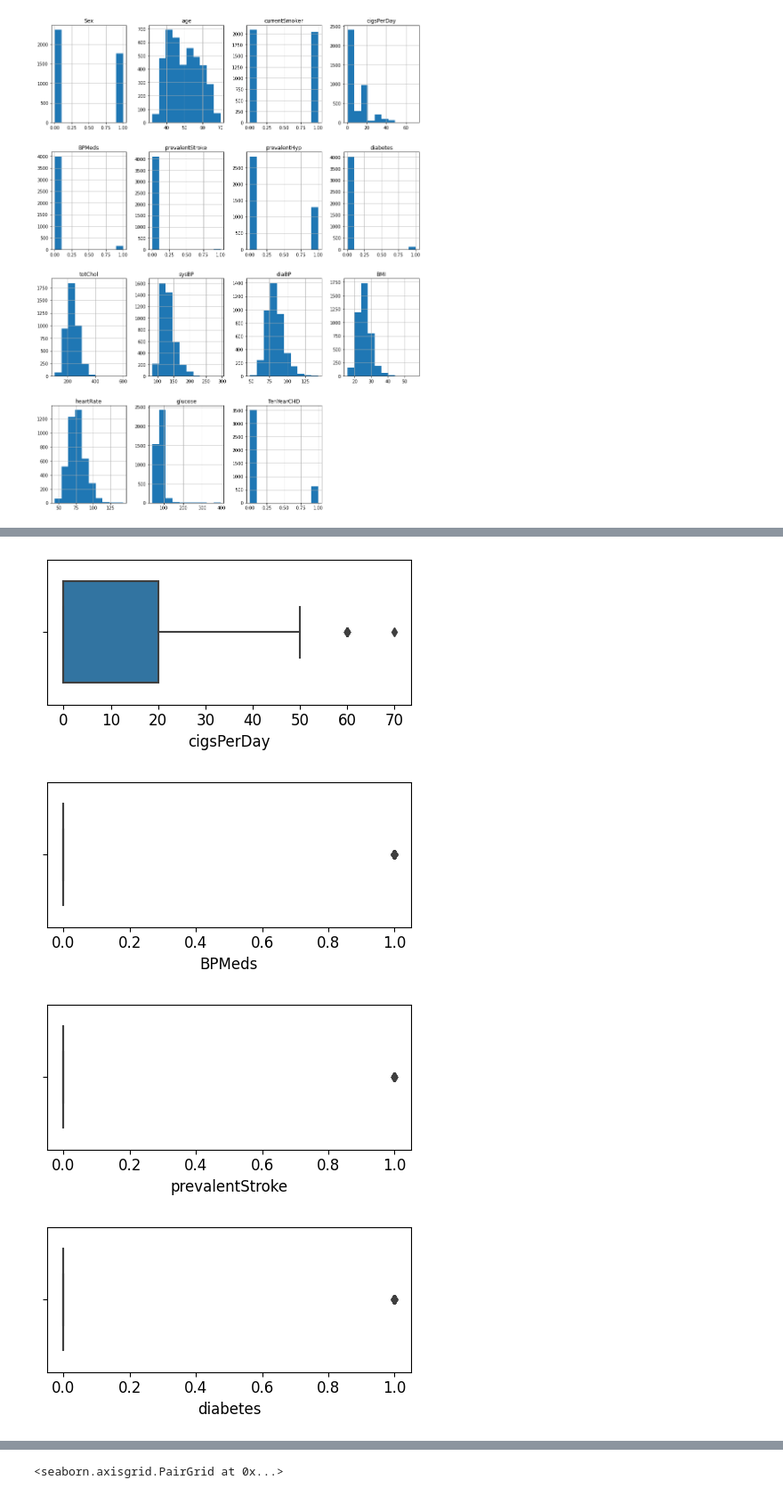
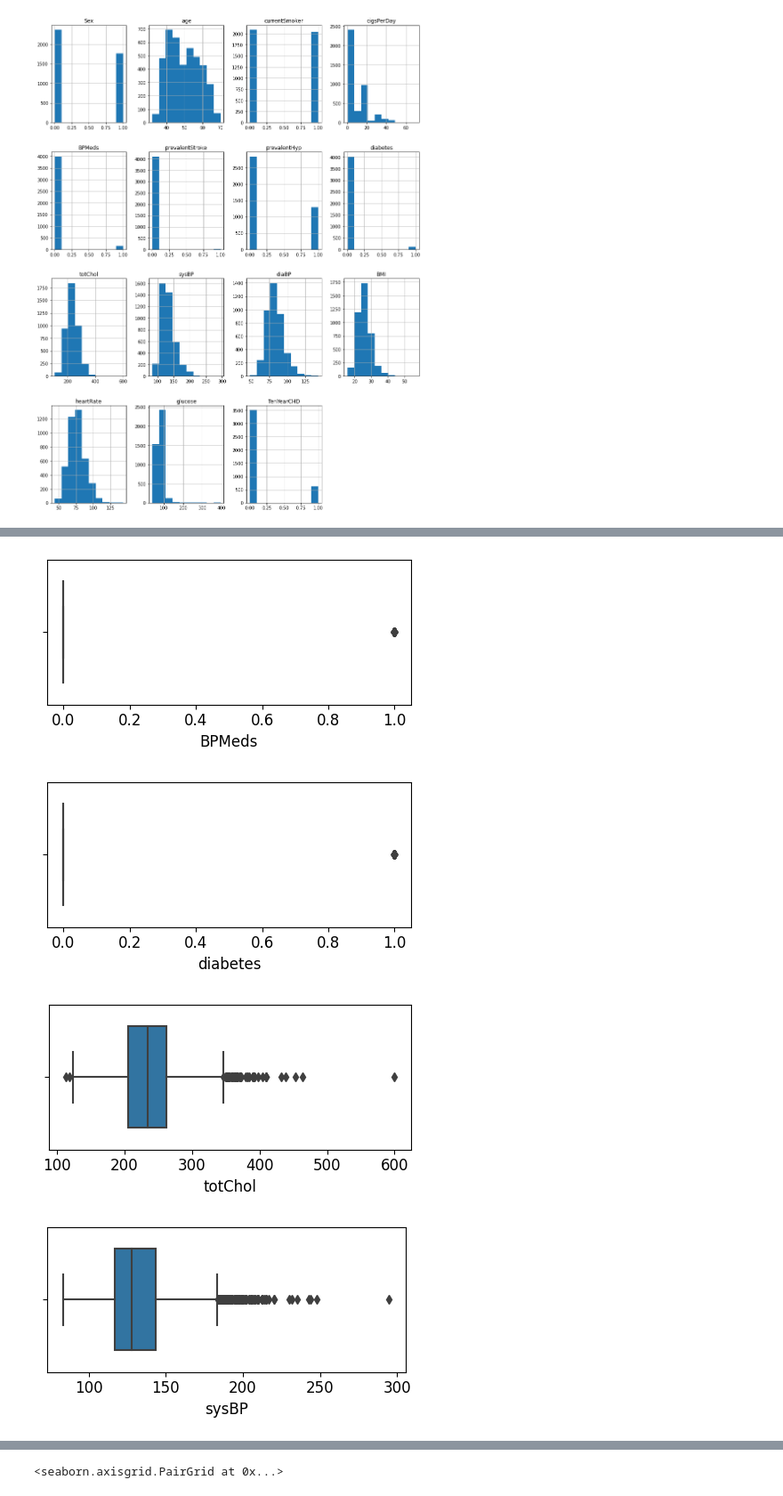
Before and after one commit to iamrestrepo/framingham-data-mining, a Jupyter notebook: Data_Mining_Project_Heart_Attack_Analysis_.ipynb, the cells around one changed output, grey strips where cells are left out. Shown at 89% size. Saved outputs shown, nothing was run; the diff lists cells and outputs as text; code cells hidden in the pictures.

```diff
--- a/Data_Mining_Project_Heart_Attack_Analysis_.ipynb
+++ b/Data_Mining_Project_Heart_Attack_Analysis_.ipynb
@@ -19,6 +21,6 @@ from google.colab import drive
 # %%
-df = pd.read_csv('framingham.csv')
-#df = pd.read_csv('/content/gdrive/MyDrive/data_mining/framingham.csv')
+# df = pd.read_csv('framingham.csv')
+df = pd.read_csv('/content/gdrive/MyDrive/data_mining/framingham.csv')
 df.head(20)
 # %% [output]
 |  | Sex | age | education | currentSmoker | cigsPerDay | BPMeds | prevalentStroke | prevalentHyp | ... |
@@ -333,31 +335,48 @@ array([[<matplotlib.axes._subplots.AxesSubplot object at 0x...>,
 from matplotlib.cbook import boxplot_stats
 from scipy import stats
 
+#sample
+# df2 = df.head(10)
 
-#sample
-# df2 = df.head(100)
+#register max number of outliers
+totalFTWithOutliers = []
+print("Data's initial shape", df.shape)
 
-#initial shape
-print(df.shape)
-# graph outliers for all columns in just one graph with axis x = TenYearCHD
+# helpers
+def isInsideList(list, value):
+  for i in list:
+    return True
+
+  return False
+
+def removeOutliers(valuesToDelete, outliers):
+  # valuesToDelete = values @ df[column]
+  # outliers list of outliers for ^^
+  for index, value in valuesToDelete.items():
+    if value in outliers:
+      # print('Attempting to delete this value =>', value, 'at this index' , index)
+      df.drop([index],axis=0,inplace=True)
+
+
+# graph outliers for all columns in just one graph with axis x = TenYearCHD using boxplot_stats
 for i in df.columns:
   outliers = [y for stat in boxplot_stats(df[i]) for y in stat['fliers']]
   if len(outliers) > 1:
+    totalFTWithOutliers.append(len(outliers))
     plt.rcParams["figure.figsize"] = [4.50, 2.50]
     plt.rcParams["figure.autolayout"] = True
-    plt.figure() #make sure we print a box per variable
+    plt.figure() # make sure we print a box per variable
     sns.boxplot(x=df[i], width=0.7)
-    print("Total Outliers for " + i + '=' , len(outliers))
+    print("Total Outliers for " + i + '=' , len(outliers), "in " , 4135)
     print("Outliers for " + i + '=' , np.unique(outliers))
-#     print(df2[i].isin(outliers))
-#     print(np.array(outliers))
-# # df.drop(df2[i].isin(outliers).index, inplace = True)
 
-#final shape
-print(df.shape)
+# remove outliers where the count isn't greater than 10% (41.35) of the total population of the dataframe
+# the rest was left as is as we believe these just represent natural variations in our dataset
+    if (len(outliers) < 41.35) & (isInsideList(outliers, df[i])):
+      # print(df2[i])
+      removeOutliers(df[i], np.unique(outliers))
 
-#get indexes of outliers for each variable (outliers.includes(item['hearRate']))
-# remove only if row includes two or more outliers
-#drop those items
-# dataframe.drop( row_index, inplace = True
+
+print("Data's final shape without outliers", df.shape)
+print("Total of removed outliers  = ", 4135 - df.shape[0])
 # %% [output]
@@ -381,4 +400,4 @@ Outliers for TenYearCHD= [1]
-[figure, old version]
+[figure, new version]
-[figure, old version]
+[figure, new version]
-[figure, old version]
+[figure, new version]
-[figure, old version]
+[figure, new version]
```
Also changed, not shown: parts of 29 cells of this notebook.
